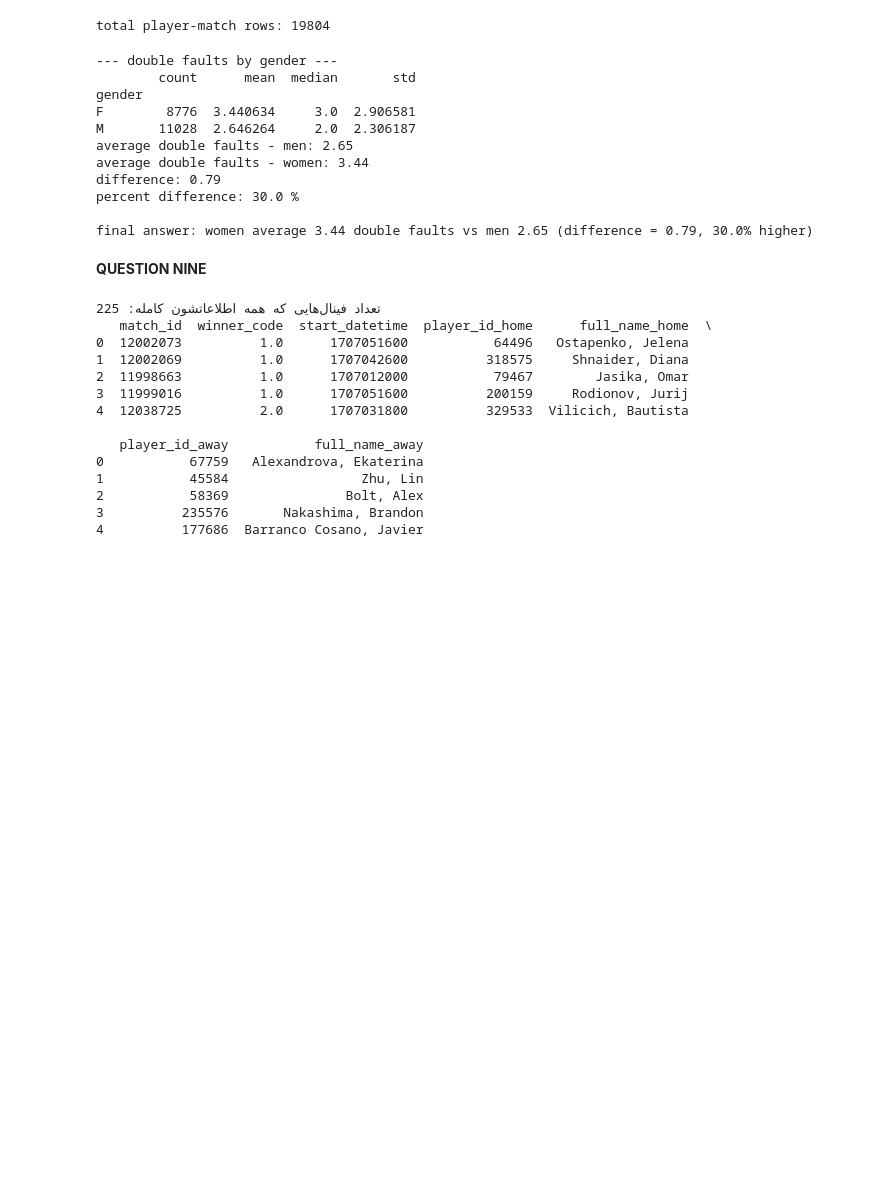
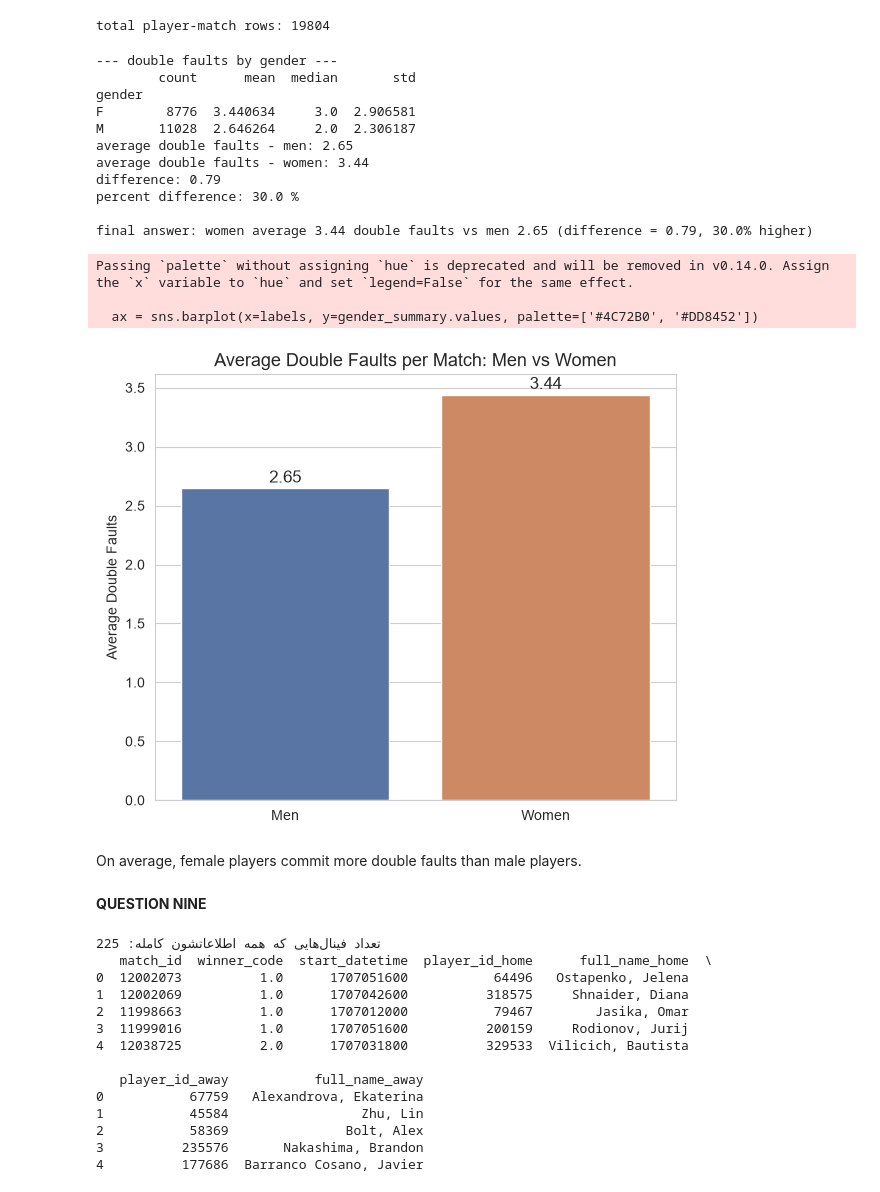
Before and after one commit to tarannommoghimi/Tennis-project, a Jupyter notebook: TennisDataProject.ipynb, the cells around one changed output. Drawn from its saved outputs; the diff is of its cells as text; code cells hidden in the pictures; blank space fills up the shorter version.

```diff
--- a/TennisDataProject.ipynb
+++ b/TennisDataProject.ipynb
@@ -468,6 +493,32 @@ difference: 0.79
 percent difference: 30.0 %
 
 final answer: women average 3.44 double faults vs men 2.65 (difference = 0.79, 30.0% higher)
+# %%
+import matplotlib.pyplot as plt
+import seaborn as sns
+
+sns.set_style("whitegrid")
+plt.figure(figsize=(6, 5))
+
+gender_summary = player_matches.groupby('gender')['double_faults'].mean().reindex(['M', 'F'])
+labels = ['Men', 'Women']
+
+ax = sns.barplot(x=labels, y=gender_summary.values, palette=['#4C72B0', '#DD8452'])
+
+for i, v in enumerate(gender_summary.values):
+    ax.text(i, v + 0.05, f"{v:.2f}", ha='center', fontsize=12)
+
+plt.title("Average Double Faults per Match: Men vs Women", fontsize=13)
+plt.ylabel("Average Double Faults")
+plt.tight_layout()
+plt.show()
+# %% [output]
+Passing `palette` without assigning `hue` is deprecated and will be removed in v0.14.0. Assign the `x` variable to `hue` and set `legend=False` for the same effect.
+
+  ax = sns.barplot(x=labels, y=gender_summary.values, palette=['#4C72B0', '#DD8452'])
+[figure, added]
+# %% [markdown]
+On average, female players commit more double faults than male players.
 # %% [markdown]
 **QUESTION NINE**
 # %%
```
Also changed, not shown: parts of 7 cells of this notebook.
